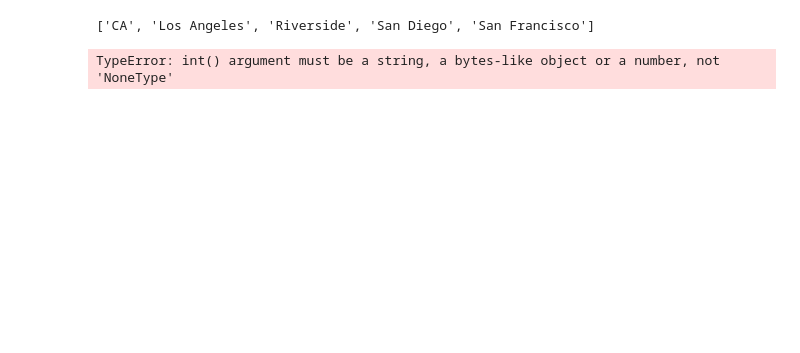
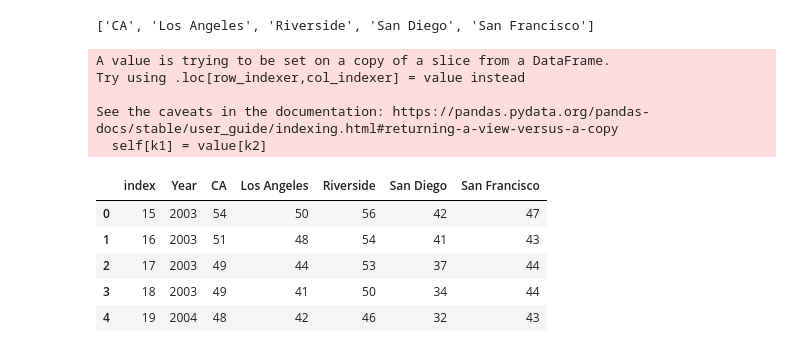
Before and after one commit to dpTuttle/final_project, a Jupyter notebook: CSV_Files.ipynb, the cells around one changed output. Saved outputs shown, nothing was run; the diff lists cells and outputs as text; code cells hidden in the pictures; blank space fills up the shorter version.

```diff
--- a/CSV_Files.ipynb
+++ b/CSV_Files.ipynb
@@ -561,10 +557,25 @@ ftb_columns.remove('Year')
 print(ftb_columns)
 # %% [output]
 ['CA', 'Los Angeles', 'Riverside', 'San Diego', 'San Francisco']
+# %%
+filter_ftb_df.head(20)
+filter2_ftb_df = filter_ftb_df.dropna()
 # %%
-# Convert values to numeric numbers, average every year and create new dataframe
+# Convert values to numeric numbers and create new dataframe
 import numpy as np
-num_ftb_df = filter_ftb_df.astype(int)
-avg_ftb = filter_ftb_df.groupby('Year')['CA'].mean()
+filter2_ftb_df[ftb_columns] = filter2_ftb_df[ftb_columns].replace("%", "", regex=True)
+num_ftb_df = filter2_ftb_df.astype(str).astype(int)
+num_ftb_df = num_ftb_df.reset_index()
+num_ftb_df.head()
 # %% [output]
-TypeError: int() argument must be a string, a bytes-like object or a number, not 'NoneType'
+A value is trying to be set on a copy of a slice from a DataFrame.
+Try using .loc[row_indexer,col_indexer] = value instead
+
+See the caveats in the documentation: https://pandas.pydata.org/pandas-docs/stable/user_guide/indexing.html#returning-a-view-versus-a-copy
+  self[k1] = value[k2]
+|  | index | Year | CA | Los Angeles | Riverside | San Diego | San Francisco |
+| 0 | 15 | 2003 | 54 | 50 | 56 | 42 | 47 |
+| 1 | 16 | 2003 | 51 | 48 | 54 | 41 | 43 |
+| 2 | 17 | 2003 | 49 | 44 | 53 | 37 | 44 |
+| 3 | 18 | 2003 | 49 | 41 | 50 | 34 | 44 |
+| 4 | 19 | 2004 | 48 | 42 | 46 | 32 | 43 |
```
Also changed, not shown: parts of 10 cells of this notebook, 1 other file.
